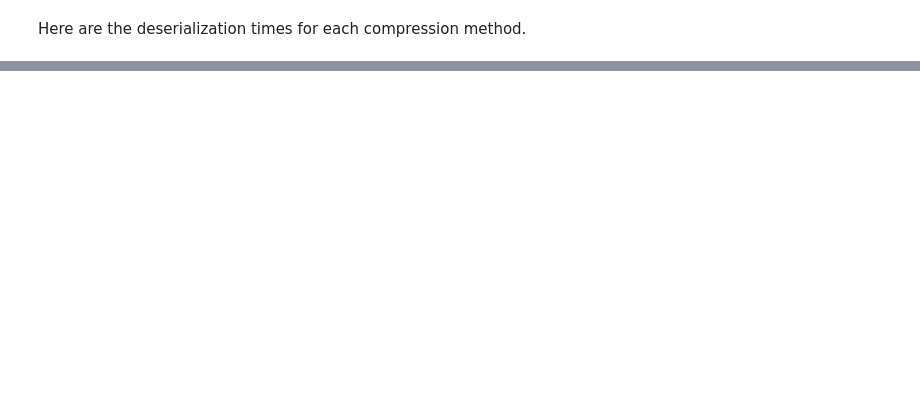
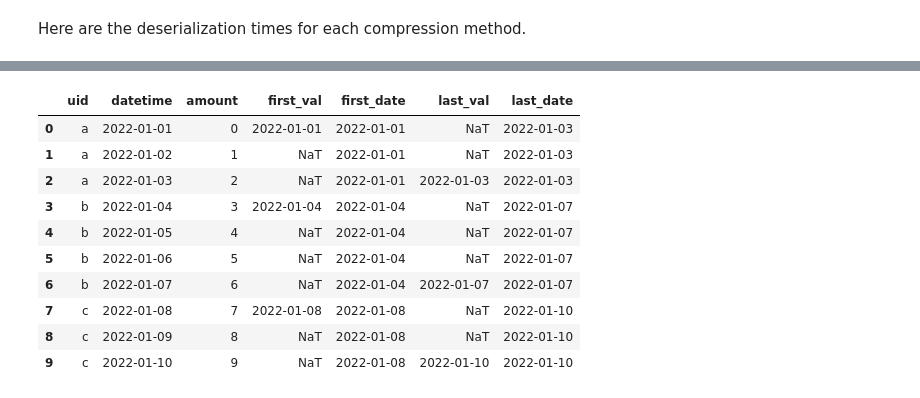
Before and after one commit to oneoffcoder/books, a Jupyter notebook: sphinx/scikit-intro/source/pandas.ipynb, the cells around one changed output, grey strips where cells are left out. Cells and saved outputs as stored; diff of their text form; code cells hidden in the pictures; blank space fills up the shorter version.

```diff
--- a/sphinx/scikit-intro/source/pandas.ipynb
+++ b/sphinx/scikit-intro/source/pandas.ipynb
@@ -1597,0 +1602,8 @@ Wall time: 6.14 ms
+# %%
+df = pd.DataFrame({
+    'uid': ['a'] * 3 + ['b'] * 4 + ['c'] * 3,
+    'datetime': pd.to_datetime([f'2022-01-{i+1:02}' for i in range(10)]),
+    'amount': list(range(10))
+})
+
+df
@@ -1597,0 +2006,9 @@ Wall time: 6.14 ms
+# %%
+indicators = df \
+    .sort_values(['uid', 'datetime']) \
+    .groupby(['uid'])['datetime'] \
+    .rank(method='first') == 1
+
+first_date = df['datetime'][indicators]
+
+df.assign(first_value=first_date)
@@ -1597,0 +2041,9 @@ Wall time: 6.14 ms
+# %%
+indicators = df \
+    .sort_values(['uid', 'datetime']) \
+    .groupby(['uid'])['datetime'] \
+    .rank(method='first', ascending=False) == 1
+
+last_date = df['datetime'][indicators]
+
+df.assign(last_value=last_date)
@@ -1597,0 +2093,19 @@ Wall time: 6.14 ms
+# %%
+df \
+    .assign(
+        first_val=first_date,
+        first_date=lambda d: d['first_val'].ffill(),
+        last_val=last_date,
+        last_date=lambda d: d['last_val'].bfill())
+# %% [output]
+|  | uid | datetime | amount | first_val | first_date | last_val | last_date |
+| 0 | a | 2022-01-01 | 0 | 2022-01-01 | 2022-01-01 | NaT | 2022-01-03 |
+| 1 | a | 2022-01-02 | 1 | NaT | 2022-01-01 | NaT | 2022-01-03 |
+| 2 | a | 2022-01-03 | 2 | NaT | 2022-01-01 | 2022-01-03 | 2022-01-03 |
+| 3 | b | 2022-01-04 | 3 | 2022-01-04 | 2022-01-04 | NaT | 2022-01-07 |
+| 4 | b | 2022-01-05 | 4 | NaT | 2022-01-04 | NaT | 2022-01-07 |
+| 5 | b | 2022-01-06 | 5 | NaT | 2022-01-04 | NaT | 2022-01-07 |
+| 6 | b | 2022-01-07 | 6 | NaT | 2022-01-04 | 2022-01-07 | 2022-01-07 |
+| 7 | c | 2022-01-08 | 7 | 2022-01-08 | 2022-01-08 | NaT | 2022-01-10 |
+| 8 | c | 2022-01-09 | 8 | NaT | 2022-01-08 | NaT | 2022-01-10 |
+| 9 | c | 2022-01-10 | 9 | NaT | 2022-01-08 | 2022-01-10 | 2022-01-10 |
```
Also changed, not shown: parts of 58 cells of this notebook.
